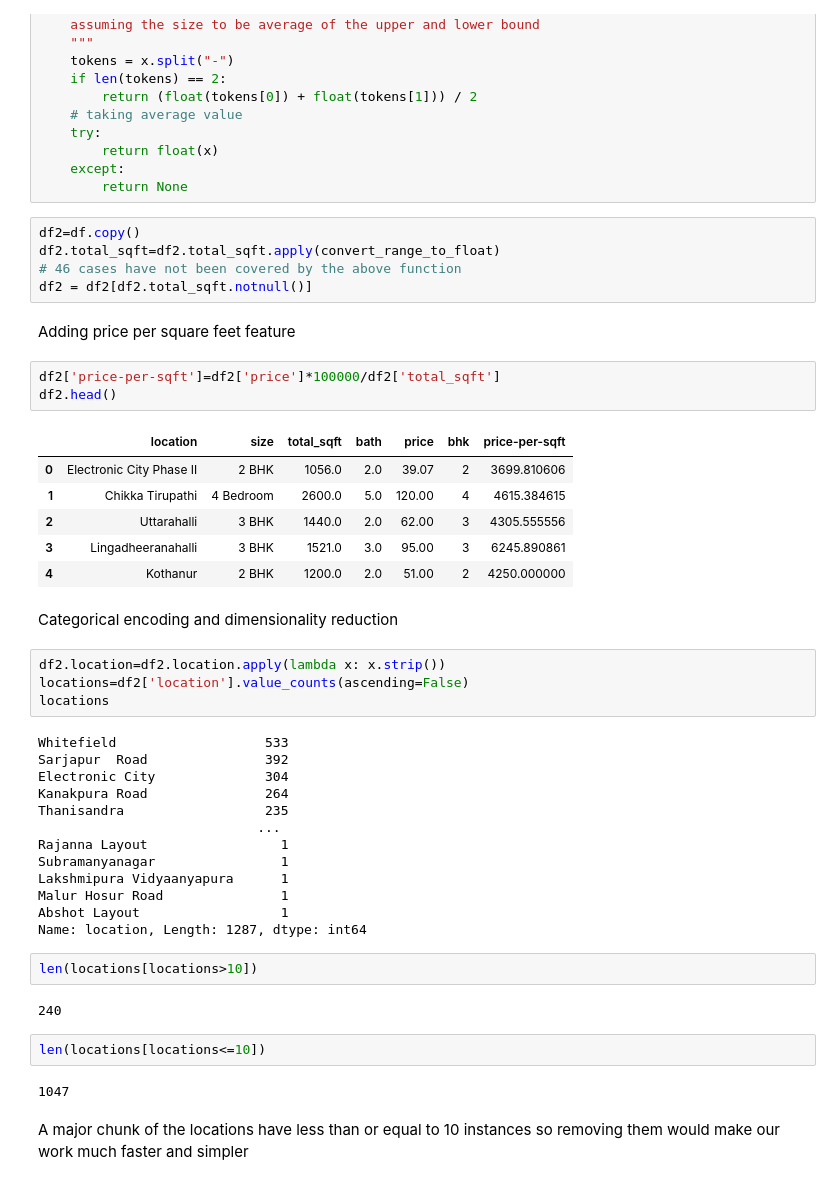
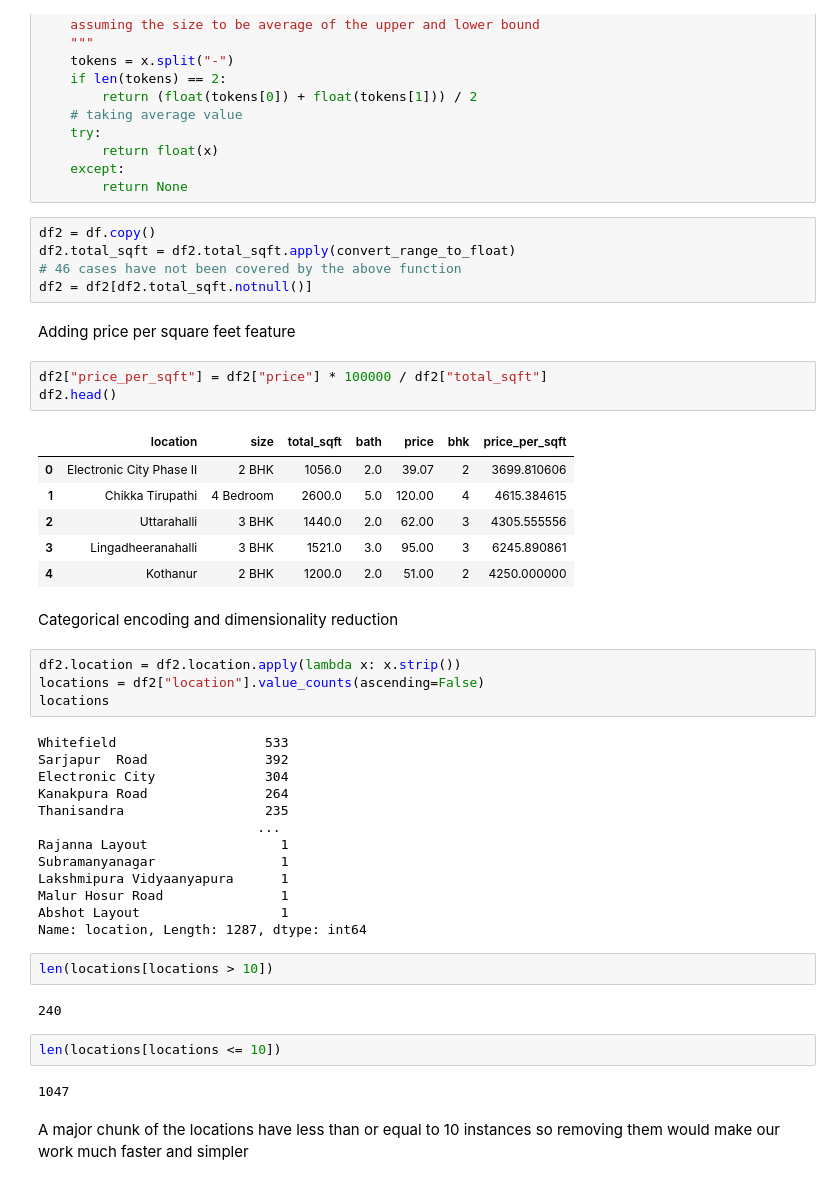
Before and after one commit to pranshu-raj-211/project-alphazero, a Jupyter notebook: house-price-prediction/prices.ipynb, the cells around one changed output. Saved outputs shown, nothing was run; the diff lists cells and outputs as text.

```diff
--- a/house-price-prediction/prices.ipynb
+++ b/house-price-prediction/prices.ipynb
@@ -232,17 +243,17 @@ def convert_range_to_float(x):
     except:
         return None
 # %%
-df2=df.copy()
-df2.total_sqft=df2.total_sqft.apply(convert_range_to_float)
+df2 = df.copy()
+df2.total_sqft = df2.total_sqft.apply(convert_range_to_float)
 # 46 cases have not been covered by the above function
 df2 = df2[df2.total_sqft.notnull()]
 # %% [markdown]
 Adding price per square feet feature
 # %%
-df2['price-per-sqft']=df2['price']*100000/df2['total_sqft']
+df2["price_per_sqft"] = df2["price"] * 100000 / df2["total_sqft"]
 df2.head()
 # %% [output]
-|  | location | size | total_sqft | bath | price | bhk | price-per-sqft |
+|  | location | size | total_sqft | bath | price | bhk | price_per_sqft |
 | 0 | Electronic City Phase II | 2 BHK | 1056.0 | 2.0 | 39.07 | 2 | 3699.810606 |
 | 1 | Chikka Tirupathi | 4 Bedroom | 2600.0 | 5.0 | 120.00 | 4 | 4615.384615 |
 | 2 | Uttarahalli | 3 BHK | 1440.0 | 2.0 | 62.00 | 3 | 4305.555556 |
@@ -251,8 +262,8 @@ df2.head()
 # %% [markdown]
 Categorical encoding and dimensionality reduction
 # %%
-df2.location=df2.location.apply(lambda x: x.strip())
-locations=df2['location'].value_counts(ascending=False)
+df2.location = df2.location.apply(lambda x: x.strip())
+locations = df2["location"].value_counts(ascending=False)
 locations
 # %% [output]
 Whitefield                   533
@@ -268,11 +279,11 @@ Malur Hosur Road               1
 Abshot Layout                  1
 Name: location, Length: 1287, dtype: int64
 # %%
-len(locations[locations>10])
+len(locations[locations > 10])
 # %% [output]
 240
 # %%
-len(locations[locations<=10])
+len(locations[locations <= 10])
 # %% [output]
 1047
 # %% [markdown]
```
Also changed, not shown: parts of 12 cells of this notebook.
